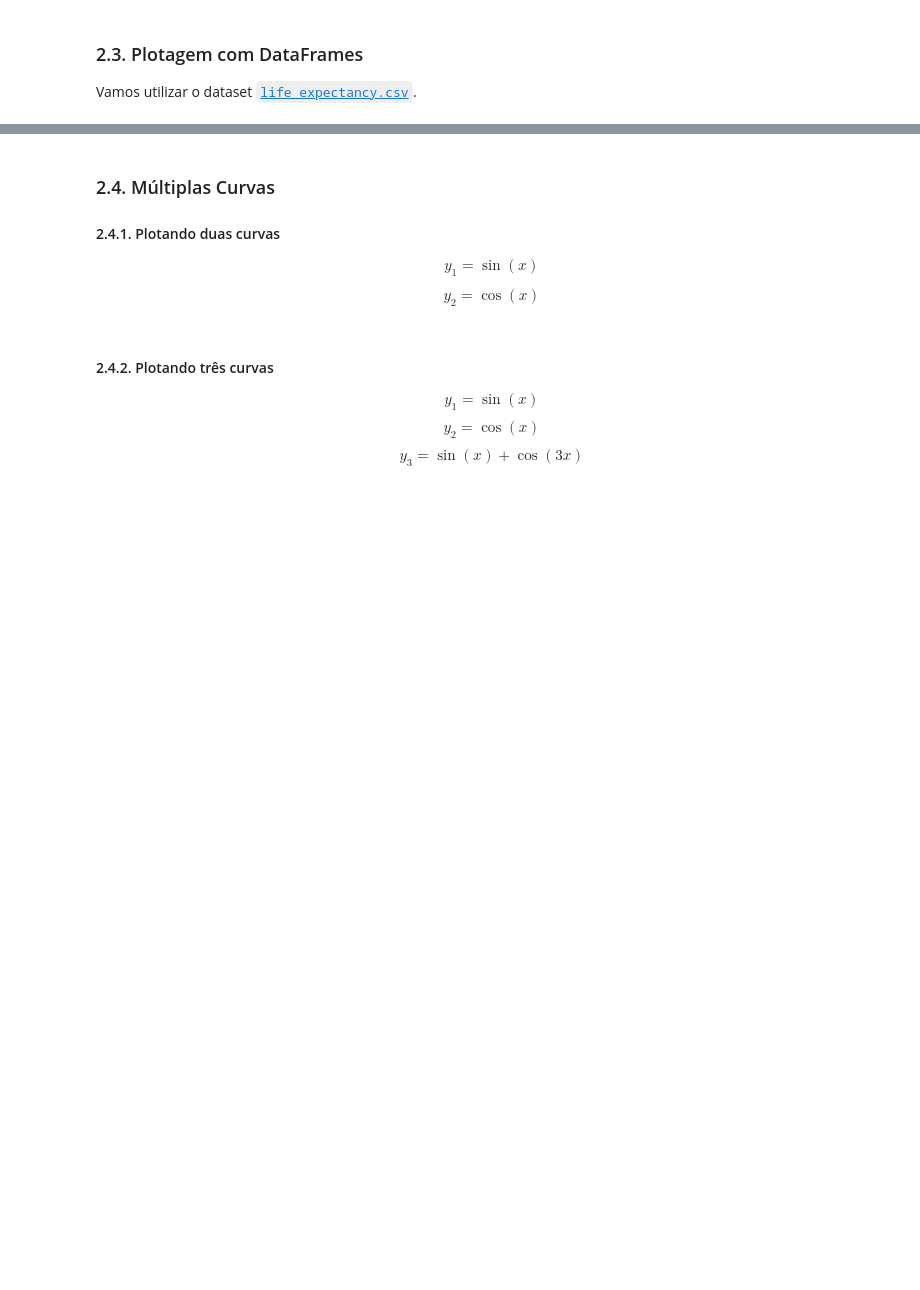
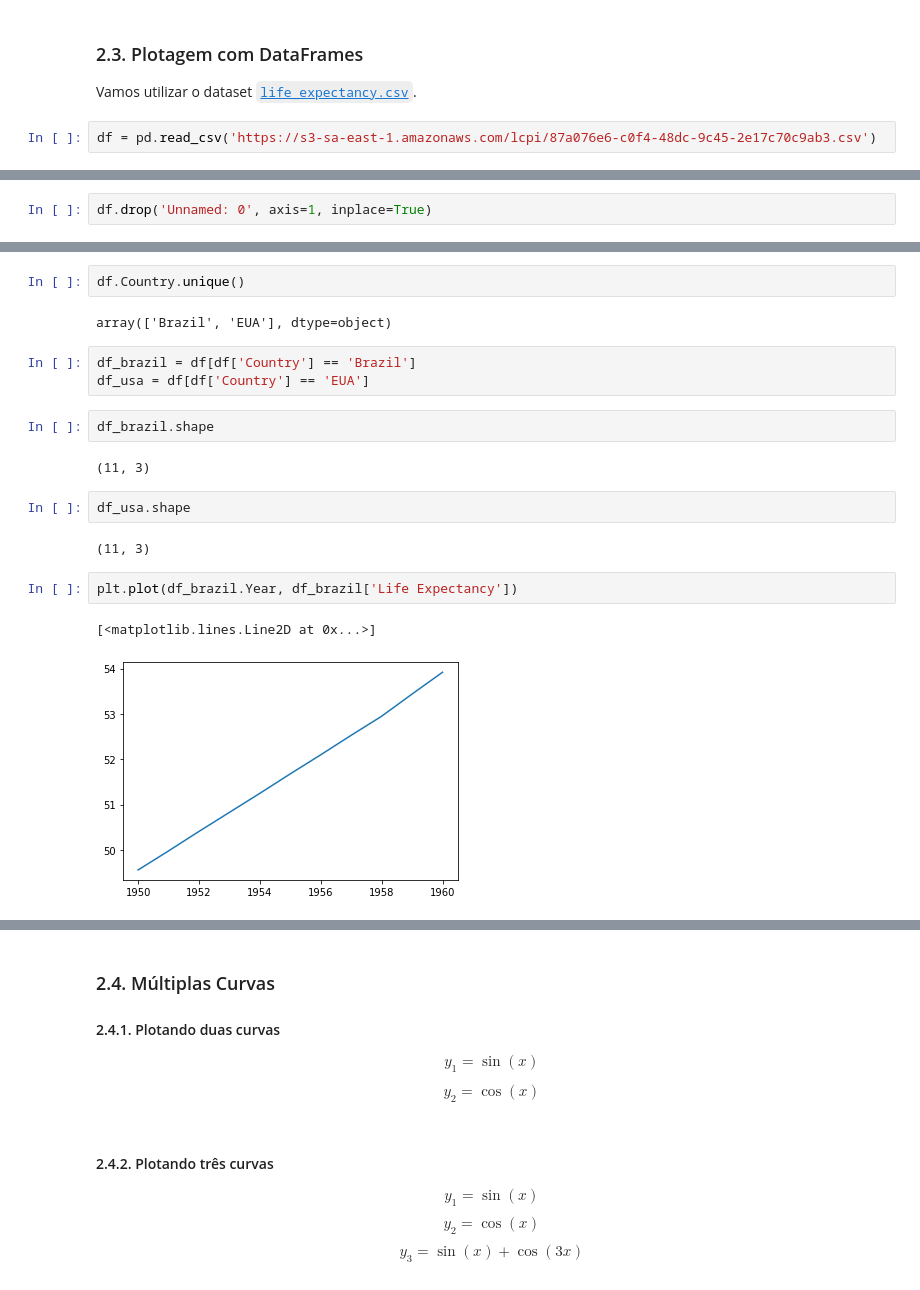
Before and after one commit to walisson-silva-ada/827-data-toolbox, a Jupyter notebook: 03. Matplotlib/03. Matplotlib.ipynb, the cells around one changed output, grey strips where cells are left out. Saved outputs shown, nothing was run; the diff lists cells and outputs as text; blank space fills up the shorter version.

```diff
--- a/03. Matplotlib/03. Matplotlib.ipynb
+++ b/03. Matplotlib/03. Matplotlib.ipynb
@@ -62,3 +84,5 @@ Requirement already satisfied: six in /usr/lib/python3/dist-packages (from cycle
 ### 2.3. Plotagem com DataFrames
 
 Vamos utilizar o dataset [`life_expectancy.csv`](https://s3-sa-east-1.amazonaws.com/lcpi/87a076e6-c0f4-48dc-9c45-2e17c70c9ab3.csv).
+# %%
+df = pd.read_csv('https://s3-sa-east-1.amazonaws.com/lcpi/87a076e6-c0f4-48dc-9c45-2e17c70c9ab3.csv')
@@ -64,0 +102,2 @@ Vamos utilizar o dataset [`life_expectancy.csv`](https://s3-sa-east-1.amazonaws.
+# %%
+df.drop('Unnamed: 0', axis=1, inplace=True)
@@ -64,0 +133,20 @@ Vamos utilizar o dataset [`life_expectancy.csv`](https://s3-sa-east-1.amazonaws.
+# %%
+df.Country.unique()
+# %% [output]
+array(['Brazil', 'EUA'], dtype=object)
+# %%
+df_brazil = df[df['Country'] == 'Brazil']
+df_usa = df[df['Country'] == 'EUA']
+# %%
+df_brazil.shape
+# %% [output]
+(11, 3)
+# %%
+df_usa.shape
+# %% [output]
+(11, 3)
+# %%
+plt.plot(df_brazil.Year, df_brazil['Life Expectancy'])
+# %% [output]
+[<matplotlib.lines.Line2D at 0x...>]
+[figure, added]
```
Also changed, not shown: parts of 21 cells of this notebook, 2 other files.
